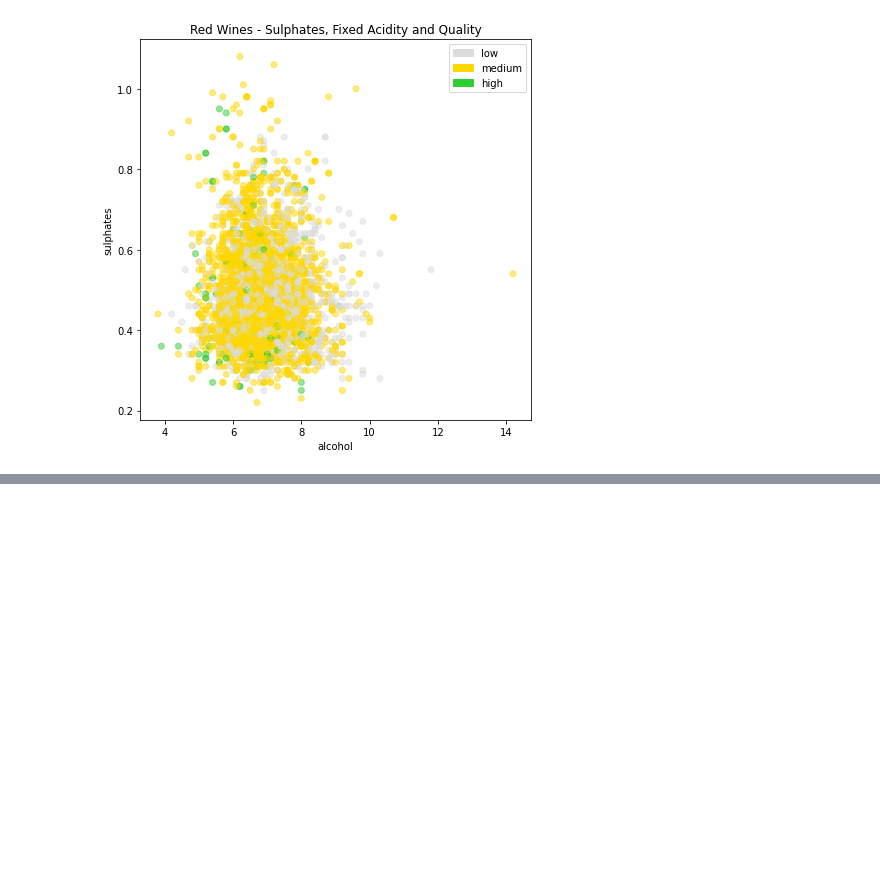
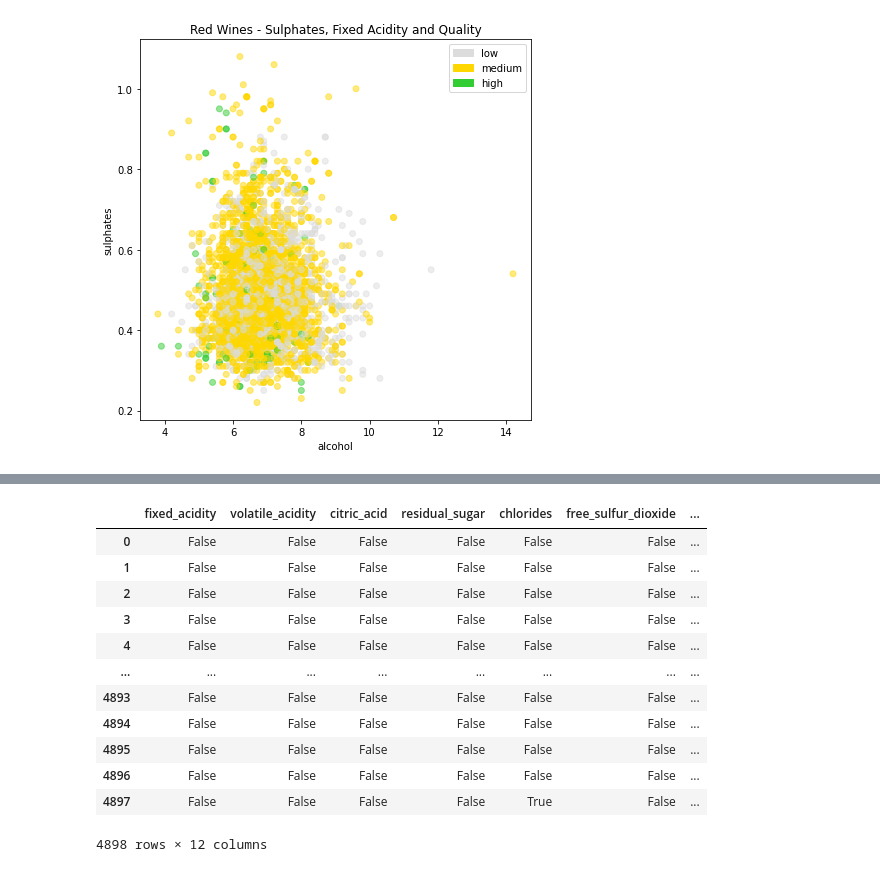
Before and after one commit to GitKPAN/4_BlueBerry-Winery, a Jupyter notebook: Blue_Berry_Winery.ipynb, the cells around one changed output, grey strips where cells are left out. Saved outputs shown, nothing was run; the diff lists cells and outputs as text; code cells hidden in the pictures; blank space fills up the shorter version.

Commit message:
Preparing Dataset for Machine Learning

```diff
--- a/Blue_Berry_Winery.ipynb
+++ b/Blue_Berry_Winery.ipynb
@@ -1529,3 +1531,32 @@ ax.legend(handles=[low_quality, medium_quality, high_quality])
 plt.show()
 # %% [output]
 [figure]
+# %%
+# Calculate skewness and kurtosis:
+
+#Identifying Outliers with Interquartile Range (IQR)
+# For the combined wines dataset
+
+from ntpath import join
+from os import name
+from pydoc import stripid
+
+
+Q1 = wines.quantile(0.25)
+Q3 = wines.quantile(0.75)
+IQR = (Q3 - Q1).round(2)
+#For the combined white wines dataset
+
+Q1_w = white_wine.quantile(0.25)
+Q3_w = white_wine.quantile(0.75)
+IQR_w = (Q3_w - Q1_w).round(2)
+
+#For the combined white wines dataset
+
+Q1_r = red_wine.quantile(0.25)
+Q3_r = red_wine.quantile(0.75)
+IQR_r = (Q3_r - Q1_r).round(2)
+
+
+print ("interquartile range for each of the variables in the datasets")
+pd.concat((IQR, IQR_w, IQR_r),axis=1, keys= ["IQR all wines", "IQR white wines", "IQR red wines"])
@@ -1531,0 +1578,19 @@ plt.show()
+# %%
+#The code below generates an output with the 'True' and 'False' values. Points where the values are 'True' represent the presence of the outlier.
+# For white wines
+
+(white_wine.iloc[:,:12] < (Q1_w - 1.5 * IQR_w)) | (white_wine.iloc[:,:12] > (Q3_w + 1.5 * IQR_w))
+# %% [output]
+|  | fixed_acidity | volatile_acidity | citric_acid | residual_sugar | chlorides | free_sulfur_dioxide | ... |
+| 0 | False | False | False | False | False | False | ... |
+| 1 | False | False | False | False | False | False | ... |
+| 2 | False | False | False | False | False | False | ... |
+| 3 | False | False | False | False | False | False | ... |
+| 4 | False | False | False | False | False | False | ... |
+| ... | ... | ... | ... | ... | ... | ... | ... |
+| 4893 | False | False | False | False | False | False | ... |
+| 4894 | False | False | False | False | False | False | ... |
+| 4895 | False | False | False | False | False | False | ... |
+| 4896 | False | False | False | False | False | False | ... |
+| 4897 | False | False | False | False | True | False | ... |
+4898 rows × 12 columns
```
Also changed, not shown: parts of 8 cells of this notebook, 1 other file.
